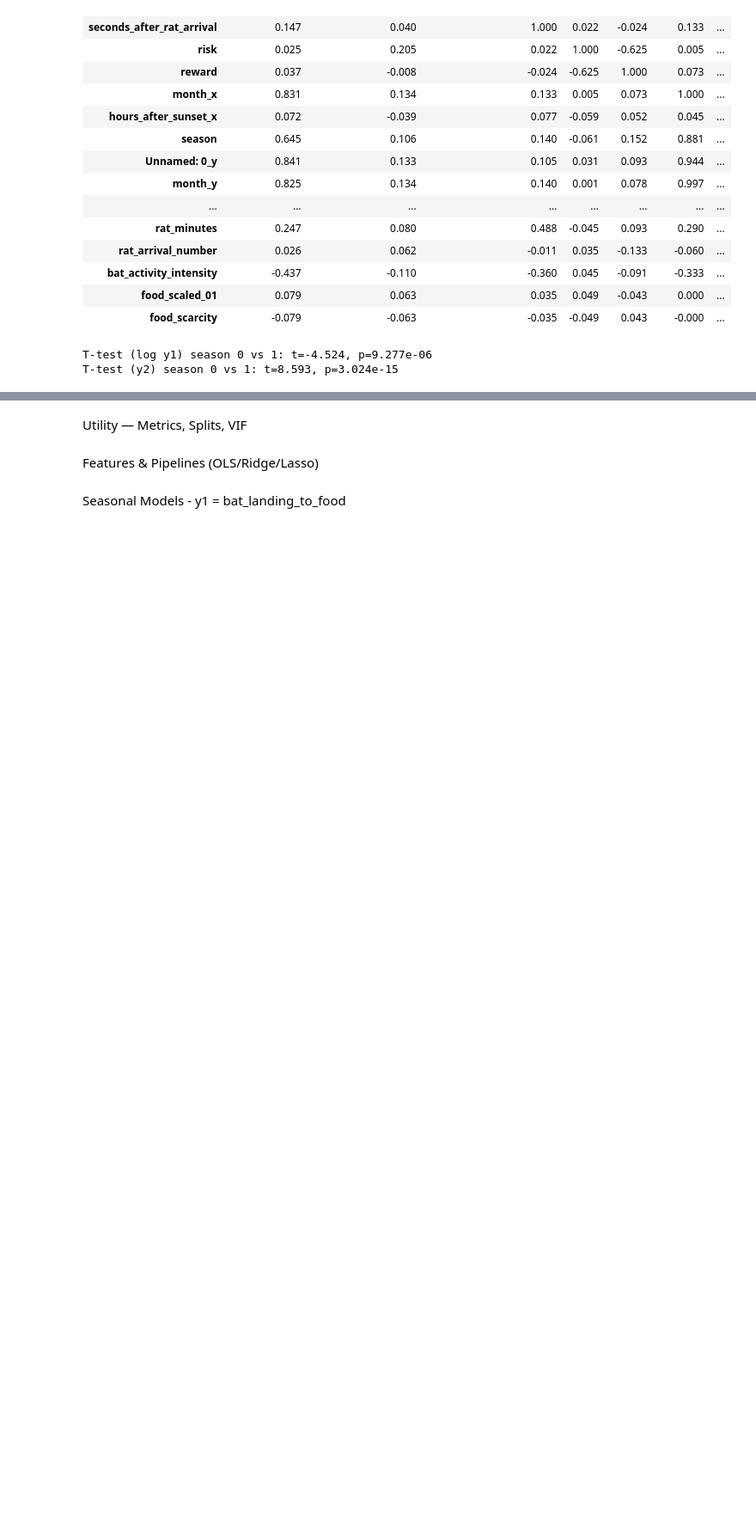
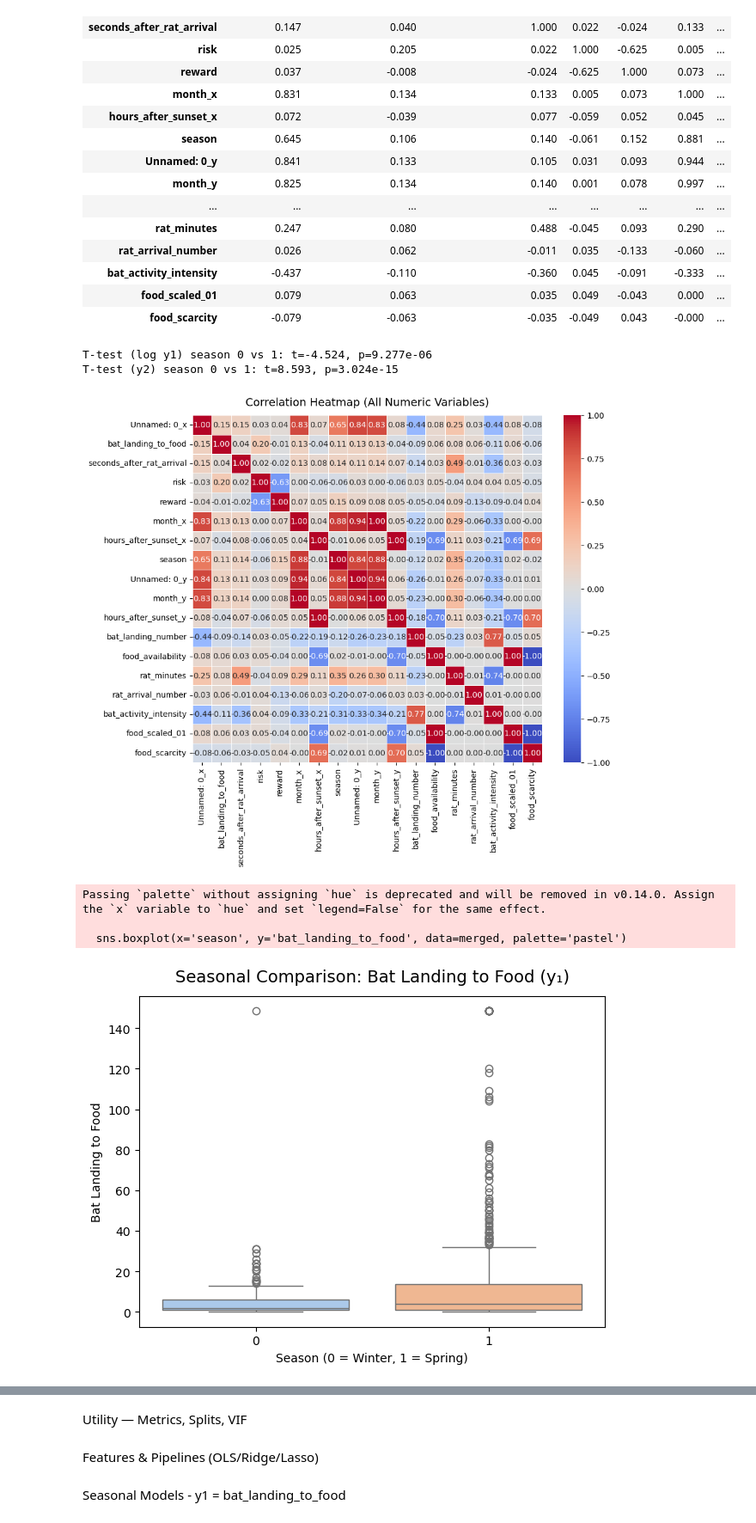
Before and after one commit to ishanpanta/bat-vs-rat, a Jupyter notebook: assignment3.ipynb, the cells around one changed output, grey strips where cells are left out. Shown at 86% size. Saved outputs shown, nothing was run; the diff lists cells and outputs as text; code cells hidden in the pictures; blank space fills up the shorter version.

```diff
--- a/assignment3.ipynb
+++ b/assignment3.ipynb
@@ -262,3 +263,36 @@ if 'season' in merged.columns:
 # %% [output]
 T-test (log y1) season 0 vs 1: t=-4.524, p=9.277e-06
 T-test (y2) season 0 vs 1: t=8.593, p=3.024e-15
+# %%
+# Correlation Heatmap (using numeric variables only)
+num_cols = merged.select_dtypes(include=[np.number]).columns
+corr = merged[num_cols].corr()
+
+plt.figure(figsize=(10, 8))
+sns.heatmap(corr, annot=True, cmap='coolwarm', fmt=".2f", linewidths=0.5)
+plt.title("Correlation Heatmap (All Numeric Variables)", fontsize=14, pad=12)
+plt.show()
+
+# Seasonal Boxplots for y1 and y2
+
+# y1: bat_landing_to_food
+plt.figure(figsize=(7, 5))
+sns.boxplot(x='season', y='bat_landing_to_food', data=merged, palette='pastel')
+plt.title("Seasonal Comparison: Bat Landing to Food (y₁)", fontsize=14, pad=12)
+plt.xlabel("Season (0 = Winter, 1 = Spring)")
+plt.ylabel("Bat Landing to Food")
+plt.show()
+
+# y2: bat_activity_intensity
+plt.figure(figsize=(7, 5))
+sns.boxplot(x='season', y='bat_activity_intensity', data=merged, palette='pastel')
+plt.title("Seasonal Comparison: Bat Activity Intensity (y₂)", fontsize=14, pad=12)
+plt.xlabel("Season (0 = Winter, 1 = Spring)")
+plt.ylabel("Bat Activity Intensity")
+plt.show()
+# %% [output]
+[figure, added]
+Passing `palette` without assigning `hue` is deprecated and will be removed in v0.14.0. Assign the `x` variable to `hue` and set `legend=False` for the same effect.
+
+  sns.boxplot(x='season', y='bat_landing_to_food', data=merged, palette='pastel')
+[figure, added]
```
Also changed, not shown: parts of 8 cells of this notebook, 4 other files.
